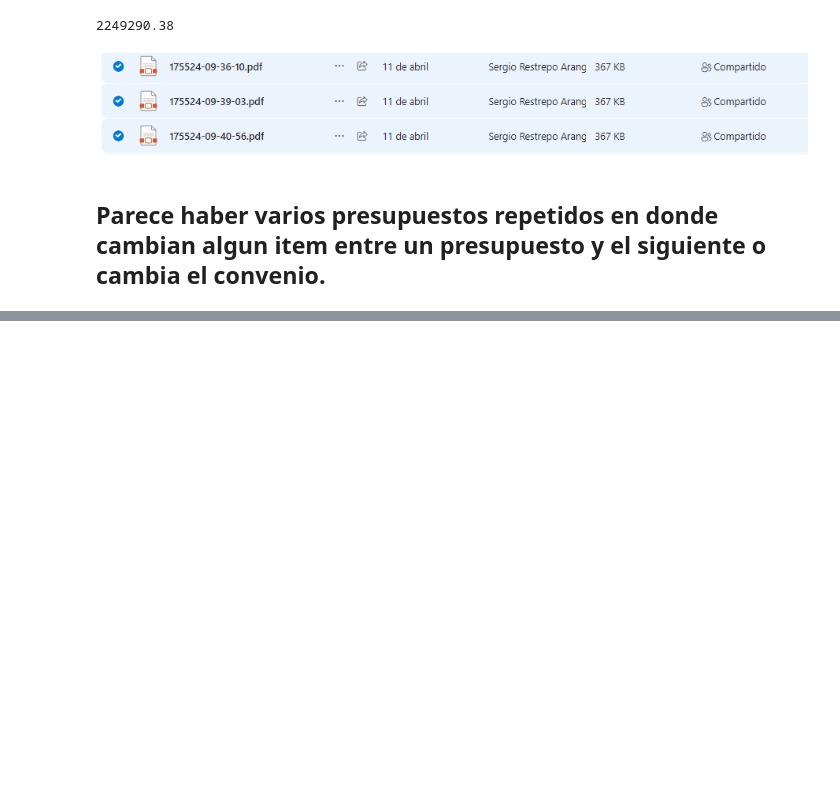
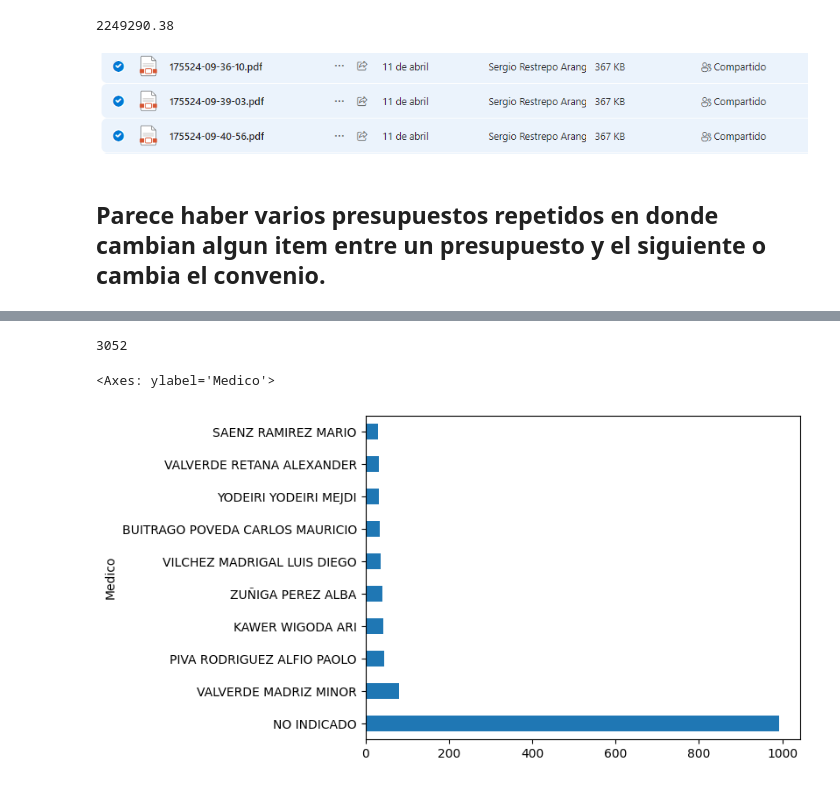
Before and after one commit to mbbau/proyecto_presupuestos, a Jupyter notebook: quotations_analysis.ipynb, the cells around one changed output, grey strips where cells are left out. Saved outputs shown, nothing was run; the diff lists cells and outputs as text; code cells hidden in the pictures; blank space fills up the shorter version.

```diff
--- a/quotations_analysis.ipynb
+++ b/quotations_analysis.ipynb
@@ -363,0 +458,5 @@ quotations_raw[quotations_raw.CustomerName == 'GOMEZ NAVARRO YANIL DEL ROSARIO']
+# %%
+pivot_table = quotations.pivot_table(index=["Medico", "Procedimiento", "Convenio", "CustomerId", "CustomerName", "invoiceId"],
+                                     columns="items",
+                                     values="Cantidad",
+                                     aggfunc='mean')
@@ -363,0 +524,2 @@ quotations_raw[quotations_raw.CustomerName == 'GOMEZ NAVARRO YANIL DEL ROSARIO']
+# %%
+pivot_table = pivot_table.reset_index()
@@ -363,0 +560,2 @@ quotations_raw[quotations_raw.CustomerName == 'GOMEZ NAVARRO YANIL DEL ROSARIO']
+# %%
+pivot_table['Convenio'] = pivot_table['Convenio'].str.replace("CONVENIO: ", "", regex=False)
@@ -363,0 +606,3 @@ quotations_raw[quotations_raw.CustomerName == 'GOMEZ NAVARRO YANIL DEL ROSARIO']
+# %%
+X = pivot_table[['Medico', 'Procedimiento', 'Convenio']]
+y = pivot_table.loc[:, '17-HYDROXYPROGESTERONA':]
@@ -363,0 +620,9 @@ quotations_raw[quotations_raw.CustomerName == 'GOMEZ NAVARRO YANIL DEL ROSARIO']
+# %%
+len(X)
+# %% [output]
+3052
+# %%
+X.Medico.value_counts().sort_values(ascending=False).head(10).plot.barh()
+# %% [output]
+<Axes: ylabel='Medico'>
+[figure, added]
```
Also changed, not shown: parts of 63 cells of this notebook, 3 other files.
